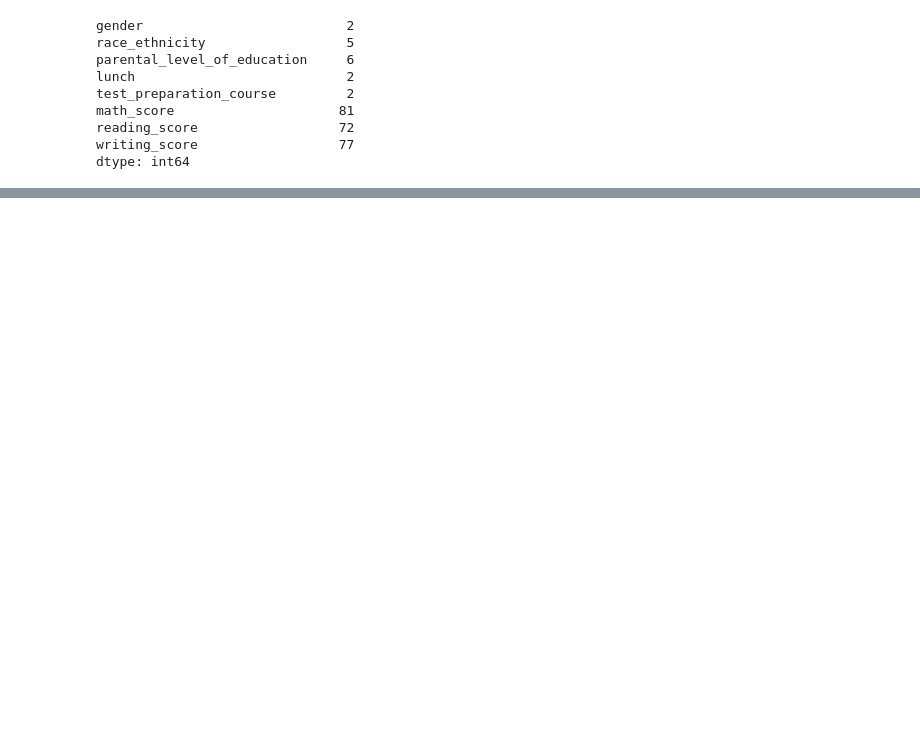
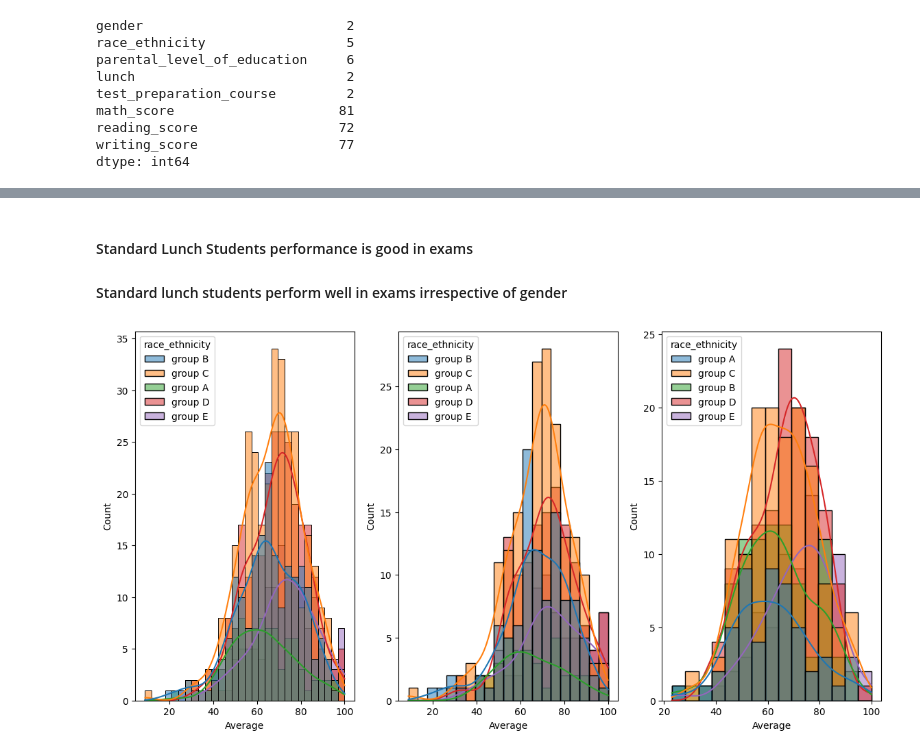
Before and after one commit to KR-16/MLPROJECTS, a Jupyter notebook: notebook/EDA.ipynb, the cells around one changed output, grey strips where cells are left out. Drawn from its saved outputs; the diff is of its cells as text; code cells hidden in the pictures; blank space fills up the shorter version.

```diff
--- a/notebook/EDA.ipynb
+++ b/notebook/EDA.ipynb
@@ -73,0 +260,14 @@ array(['standard', 'free/reduced'], dtype=object)
+# %% [markdown]
+#### Standard Lunch Students performance is  good in exams
+#### Standard lunch students perform well in exams irrespective of gender
+# %%
+fig, axs = plt.subplots(1,3, figsize=(19, 7))
+plt.subplot(141)
+sns.histplot(data = data, x = 'Average', bins = 30, kde = True, hue = "race_ethnicity")
+plt.subplot(142)
+sns.histplot(data = data[data["gender"]=="female"], x = 'Average', kde = True, hue = "race_ethnicity")
+plt.subplot(143)
+sns.histplot(data = data[data["gender"]=="male"], x = 'Average', kde = True, hue = "race_ethnicity")
+plt.show()
+# %% [output]
+[figure, added]
```
Also changed, not shown: parts of 59 cells of this notebook, 1 other file.
